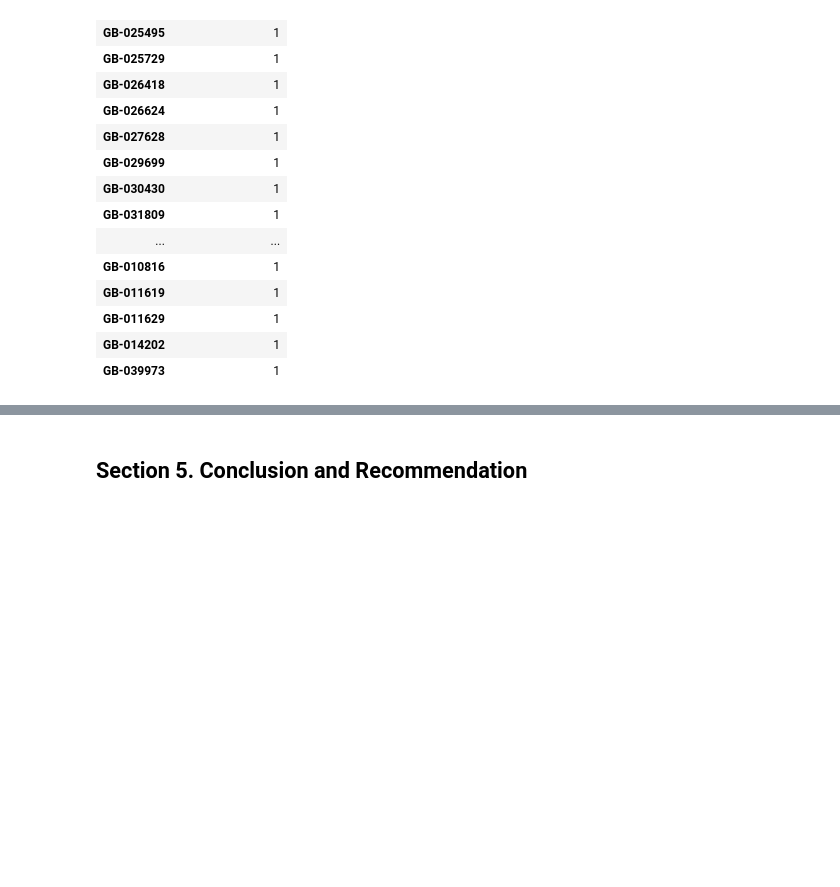
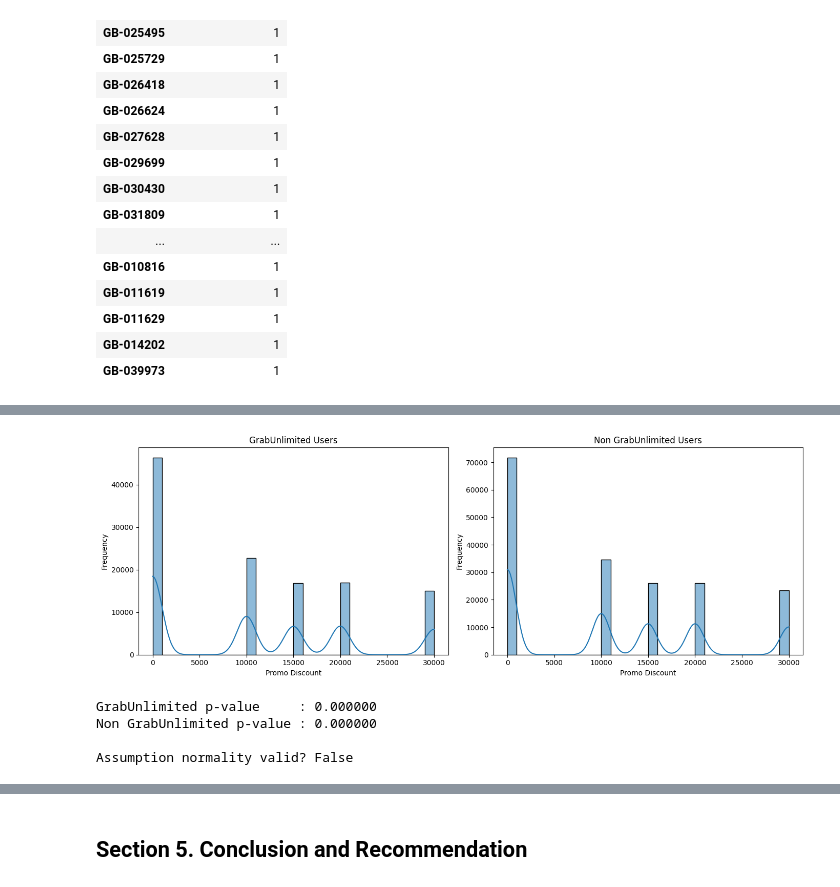
Before and after one commit to ziancarlos/Data_Analytics_Grab, a Jupyter notebook: notebooks/data-exploration.ipynb, the cells around one changed output, grey strips where cells are left out. Drawn from its saved outputs; the diff is of its cells as text; code cells hidden in the pictures; blank space fills up the shorter version.

```diff
--- a/notebooks/data-exploration.ipynb
+++ b/notebooks/data-exploration.ipynb
@@ -1366,0 +1422,55 @@ display(user_order_counts) # Menampilkan 10 teratas untuk analisis cepat
+# %%
+# (4.9.1.2) Visualize Distribution of Promo Discount for GrabUnlimited vs Non GrabUnlimited
+# Step:
+# - Create side-by-side histogram plots
+# - Compare distribution of promo_discount between both groups
+# - Helps to visually inspect skewness and potential outliers
+
+
+# Create canvas with 2 subplots
+fig, ax = plt.subplots(1, 2, figsize=(14, 5))
+
+# Histogram: GrabUnlimited users
+sns.histplot(grab_unlimited, bins=30, kde=True, ax=ax[0])
+ax[0].set_title("GrabUnlimited Users")
+ax[0].set_xlabel("Promo Discount")
+ax[0].set_ylabel("Frequency")
+
+# Histogram: Non GrabUnlimited users
+sns.histplot(non_grab_unlimited, bins=30, kde=True, ax=ax[1])
+ax[1].set_title("Non GrabUnlimited Users")
+ax[1].set_xlabel("Promo Discount")
+ax[1].set_ylabel("Frequency")
+
+plt.tight_layout()
+plt.show()
+# %% [output]
+[figure, added]
+# %%
+# (4.9.1.3) Check Normality Assumption Using Shapiro-Wilk Test
+# Step:
+# - Perform Shapiro-Wilk test on both groups (GrabUnlimited & Non GrabUnlimited)
+# - Determine whether data is normally distributed
+# - If any group is not normal (p < 0.05), set normality = False
+
+normality = True
+alpha = 0.05
+
+# GrabUnlimited normality test
+_, p_gu = shapiro(grab_unlimited)
+if p_gu < alpha:
+    normality = False
+
+# Non GrabUnlimited normality test
+_, p_non = shapiro(non_grab_unlimited)
+if p_non < alpha:
+    normality = False
+
+print(f"GrabUnlimited p-value     : {p_gu:.6f}")
+print(f"Non GrabUnlimited p-value : {p_non:.6f}")
+print(f"\nAssumption normality valid? {normality}")
+# %% [output]
+GrabUnlimited p-value     : 0.000000
+Non GrabUnlimited p-value : 0.000000
+
+Assumption normality valid? False
```
Also changed, not shown: parts of 10 cells of this notebook, 1 other file.
